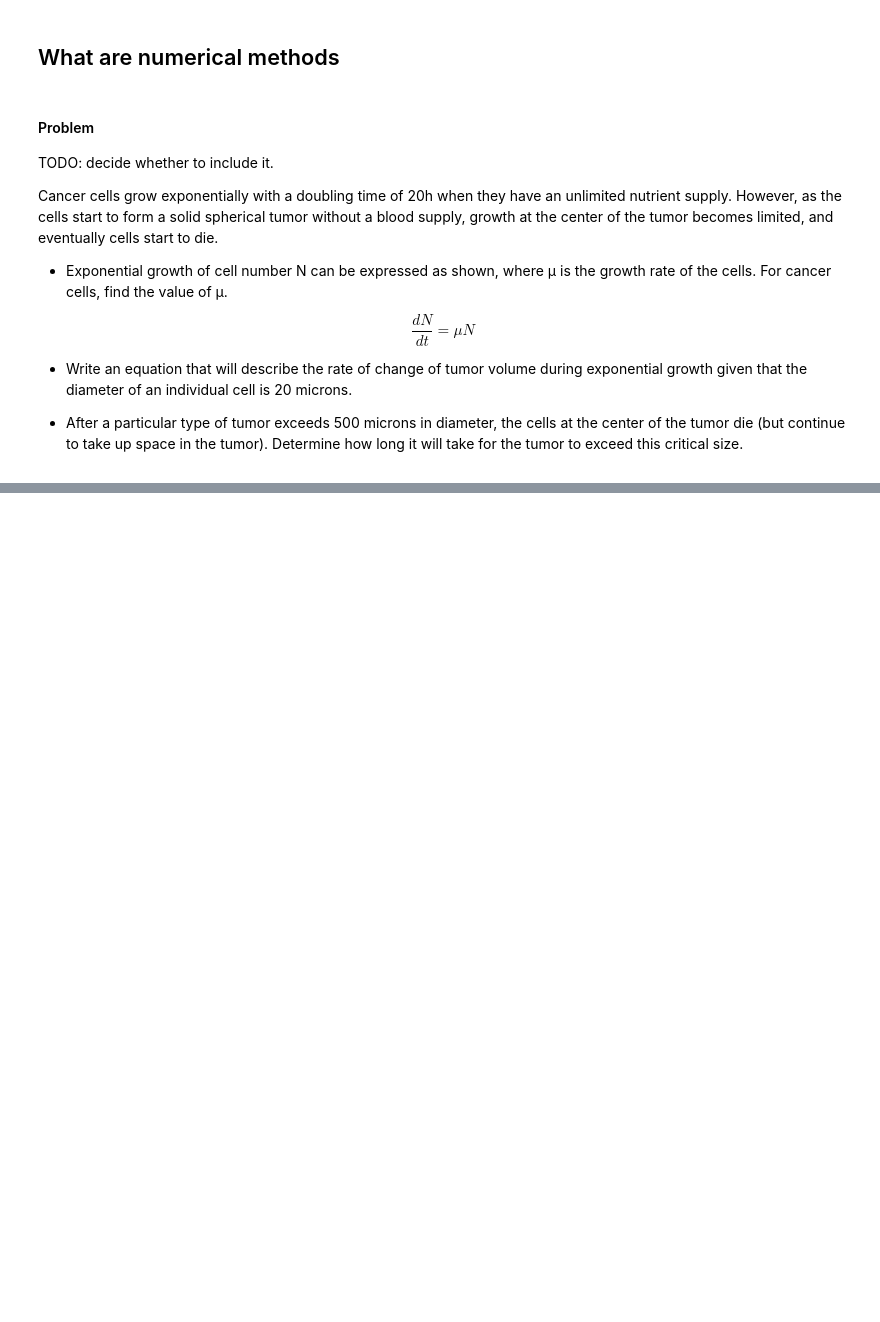
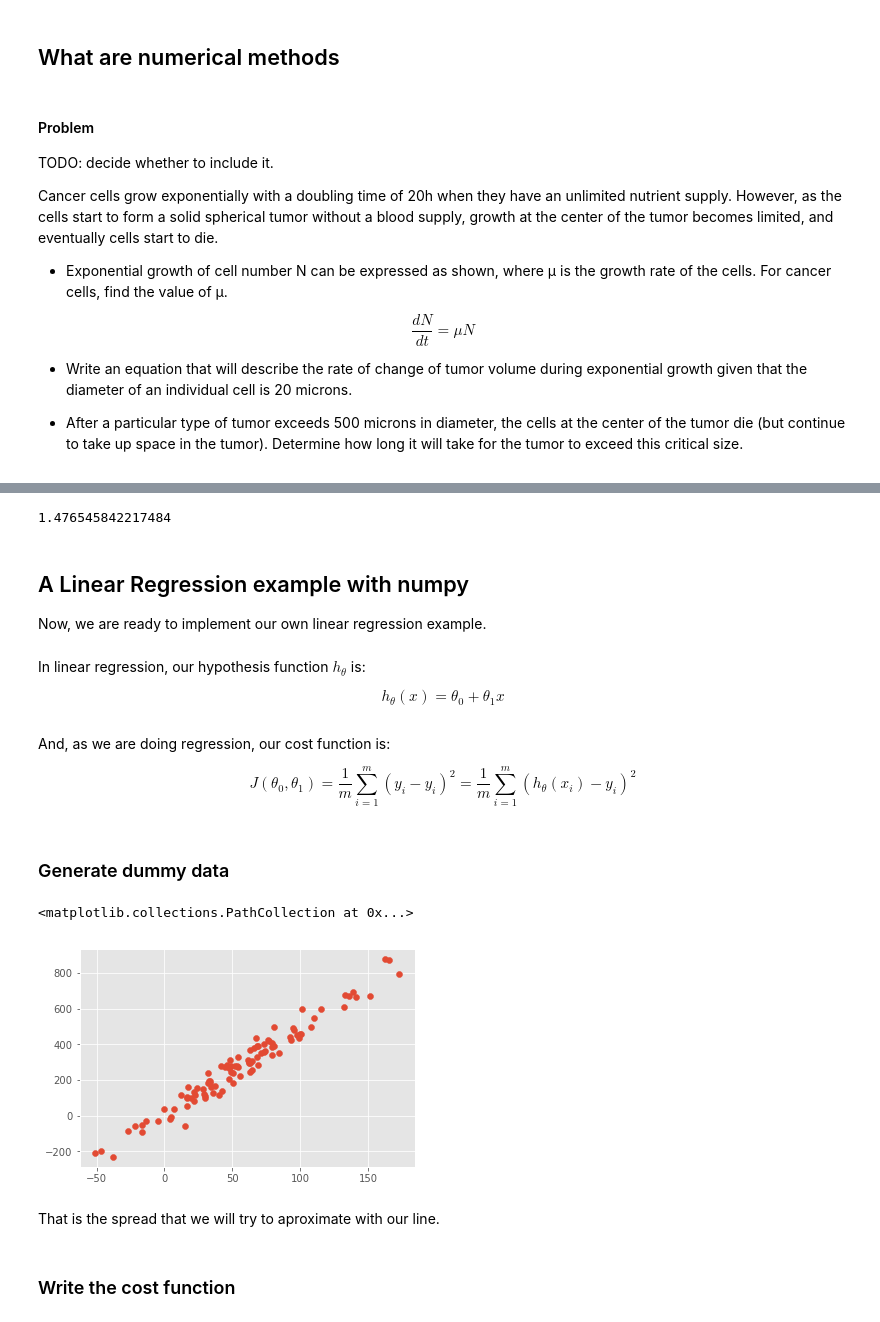
Before and after one commit to danimateos/numerical_methods, a Jupyter notebook: section-00.ipynb, the cells around one changed output, grey strips where cells are left out. Saved outputs shown, nothing was run; the diff lists cells and outputs as text; code cells hidden in the pictures; blank space fills up the shorter version.

```diff
--- a/section-00.ipynb
+++ b/section-00.ipynb
@@ -23,0 +591,59 @@ $$\frac{dN}{dt} = μN$$
+# %%
+import time
+size_of_vec = 1000
+
+def pure_python_version():
+    t1 = time.time()
+    X = range(size_of_vec)
+    Y = range(size_of_vec)
+    Z = []
+    for i in range(len(X)):
+        Z.append(X[i] + Y[i])
+    return time.time() - t1
+
+def numpy_version():
+    t1 = time.time()
+    X = np.arange(size_of_vec)
+    Y = np.arange(size_of_vec)
+    Z = X + Y
+    return time.time() - t1
+
+t1 = pure_python_version()
+t2 = numpy_version()
+print(t1/t2)
+# %% [output]
+1.476545842217484
+# %% [markdown]
+## A Linear Regression example with numpy
+
+Now, we are ready to implement our own linear regression example.
+# %% [markdown]
+In linear regression, our hypothesis function $h_\theta$ is:
+
+$$h_\theta(x) = \theta_0 + \theta_1x$$
+# %% [markdown]
+And, as we are doing regression, our cost function is:
+
+$$J(\theta_0,\theta_1) = \frac{1}{m}\sum_{i=1}^m(\hat{y}_i-y_i)^2 = \frac{1}{m}\sum_{i=1}^m(h_\theta(x_i)-y_i)^2 $$
+# %% [markdown]
+### Generate dummy data
+# %%
+import numpy as np
+import matplotlib.pyplot as plt
+%matplotlib inline
+
+theta_0 = 2
+theta_1 = 5
+
+X = (np.random.randn(100) + 1) * 50
+jitter = 50 * np.random.randn(100)
+Y = theta_0 + theta_1 * X + jitter
+
+plt.scatter (X, Y)
+# %% [output]
+<matplotlib.collections.PathCollection at 0x...>
+[figure, added]
+# %% [markdown]
+That is the spread that we will try to aproximate with our line.
+# %% [markdown]
+### Write the cost function
```
Also changed, not shown: parts of 101 cells of this notebook.
